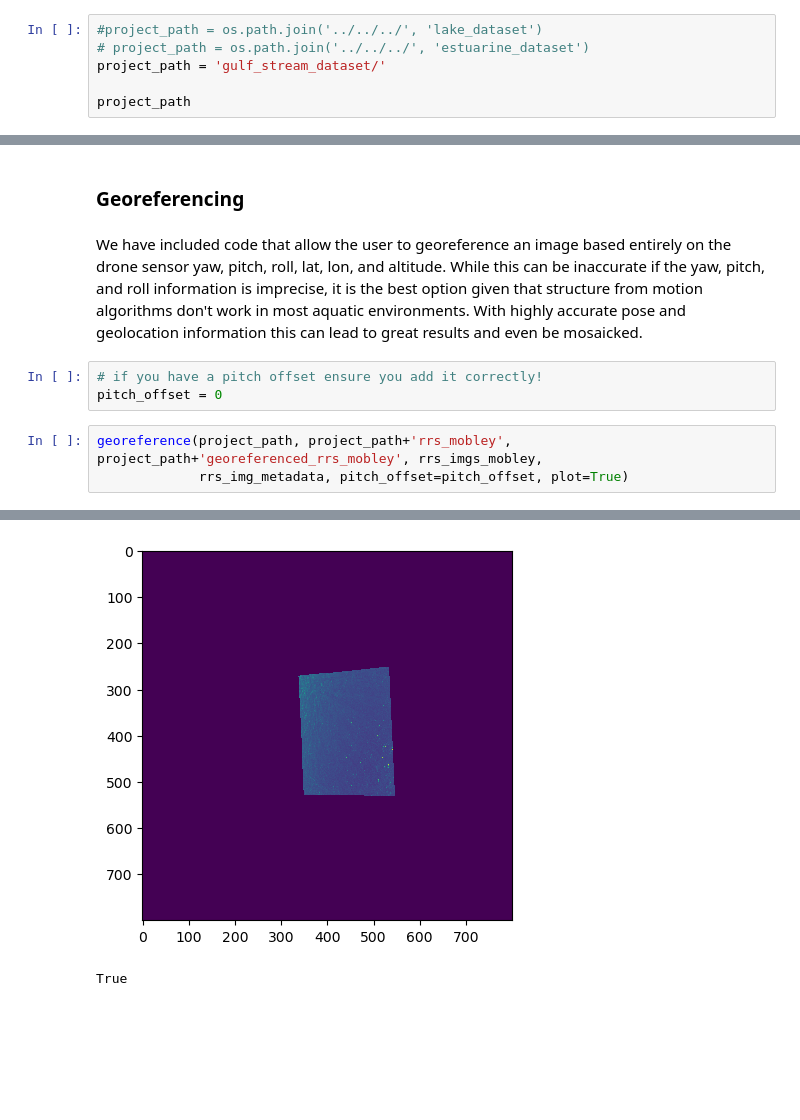
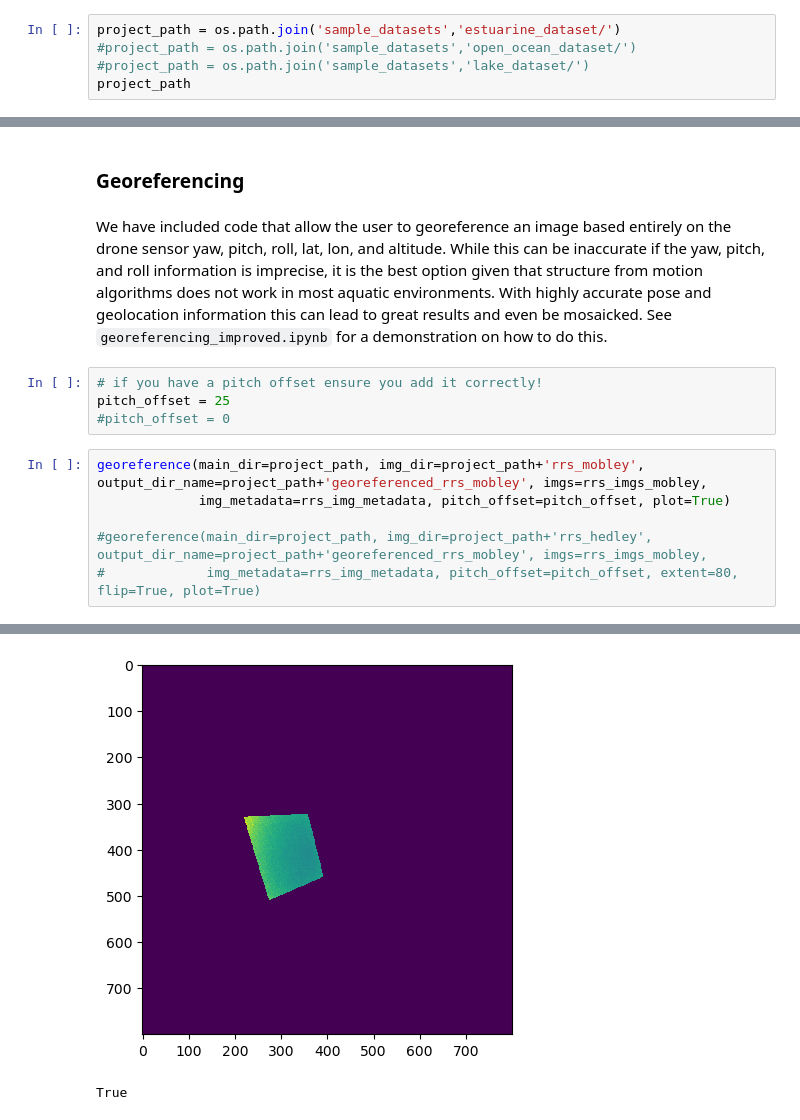
Before and after one commit to aewindle110/DroneWQ, a Jupyter notebook: primary_demo.ipynb, the cells around one changed output, grey strips where cells are left out. Cells and saved outputs as stored; diff of their text form; blank space fills up the shorter version.

```diff
--- a/primary_demo.ipynb
+++ b/primary_demo.ipynb
@@ -48,9 +48,8 @@ All that you have to do manually is split your data up into this exact structure
 
 With that structure now just specify the path to <main_dir> below:
 # %%
-#project_path = os.path.join('../../../', 'lake_dataset')
-# project_path = os.path.join('../../../', 'estuarine_dataset')
-project_path = 'gulf_stream_dataset/'
-
+project_path = os.path.join('sample_datasets','estuarine_dataset/')
+#project_path = os.path.join('sample_datasets','open_ocean_dataset/')
+#project_path = os.path.join('sample_datasets','lake_dataset/')
 project_path
 # %% [output]
@@ -292,11 +315,15 @@ cbar.set_label('Chlorophyll a (ug/L)', rotation=270)
 # %% [markdown]
 ### Georeferencing
 # %% [markdown]
-We have included code that allow the user to georeference an image based entirely on the drone sensor yaw, pitch, roll, lat, lon, and altitude. While this can be inaccurate if the yaw, pitch, and roll information is imprecise, it is the best option given that structure from motion algorithms don't work in most aquatic environments. With highly accurate pose and geolocation information this can lead to great results and even be mosaicked.
+We have included code that allow the user to georeference an image based entirely on the drone sensor yaw, pitch, roll, lat, lon, and altitude. While this can be inaccurate if the yaw, pitch, and roll information is imprecise, it is the best option given that structure from motion algorithms does not work in most aquatic environments. With highly accurate pose and geolocation information this can lead to great results and even be mosaicked. See `georeferencing_improved.ipynb` for a demonstration on how to do this.
 # %%
 # if you have a pitch offset ensure you add it correctly!
-pitch_offset = 0
+pitch_offset = 25
+#pitch_offset = 0
 # %%
-georeference(project_path, project_path+'rrs_mobley', project_path+'georeferenced_rrs_mobley', rrs_imgs_mobley,
-             rrs_img_metadata, pitch_offset=pitch_offset, plot=True)
+georeference(main_dir=project_path, img_dir=project_path+'rrs_mobley', output_dir_name=project_path+'georeferenced_rrs_mobley', imgs=rrs_imgs_mobley,
+             img_metadata=rrs_img_metadata, pitch_offset=pitch_offset, plot=True)
+
+#georeference(main_dir=project_path, img_dir=project_path+'rrs_hedley', output_dir_name=project_path+'georeferenced_rrs_mobley', imgs=rrs_imgs_mobley,
+#             img_metadata=rrs_img_metadata, pitch_offset=pitch_offset, extent=80, flip=True, plot=True)
 # %% [output]
@@ -307,3 +334,3 @@ georeference(project_path, project_path+'rrs_mobley', project_path+'georeference
-[figure, old version]
+[figure, new version]
 True
 # %%
```
Also changed, not shown: parts of 22 cells of this notebook, 2 other files.
